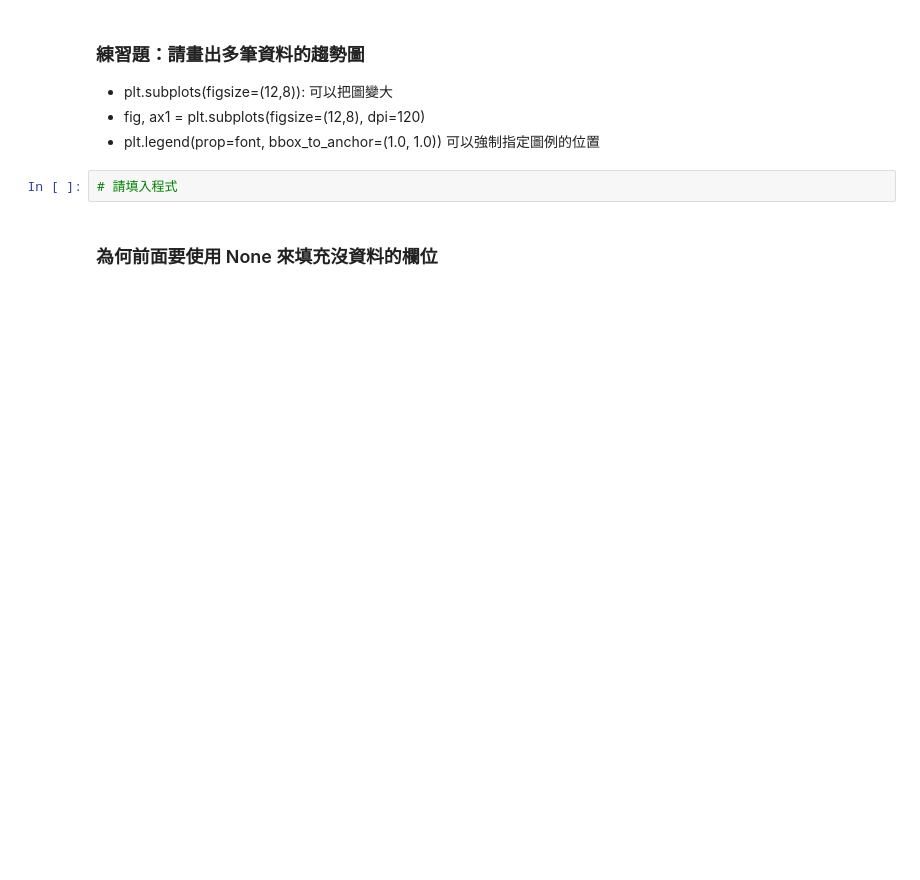
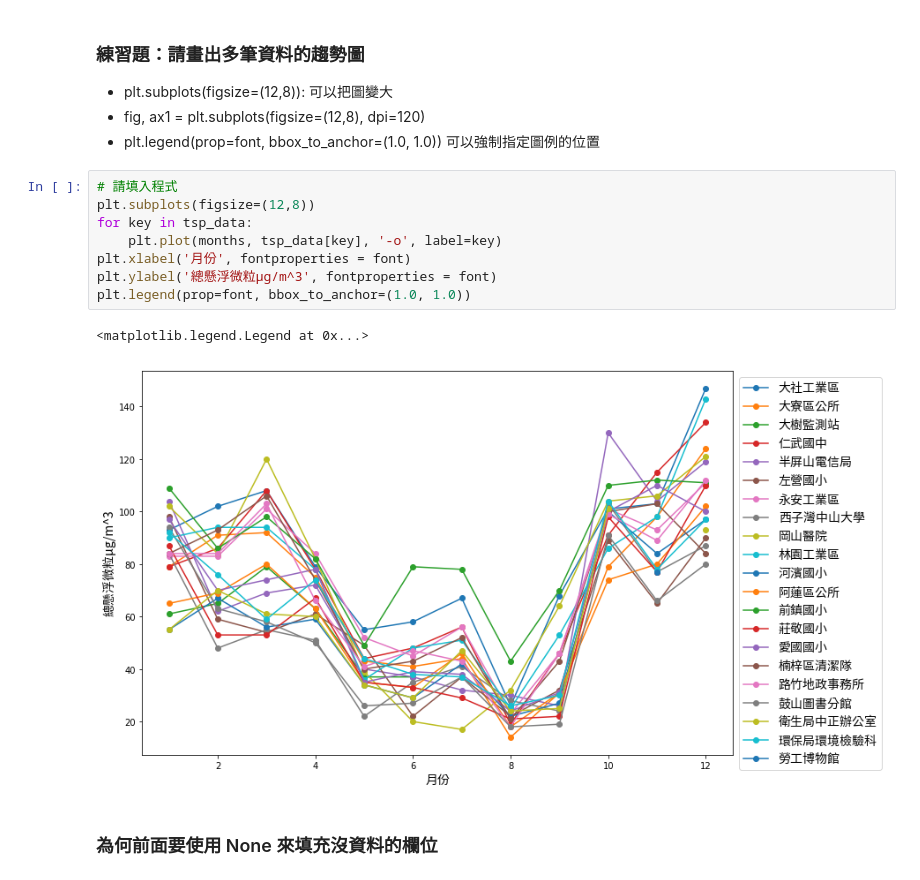
Before and after one commit to maloyang/KH20200704_Python_Basic_and_ML, a Jupyter notebook: Day3/Day3-2.ipynb, the cells around one changed output. Saved outputs shown, nothing was run; the diff lists cells and outputs as text; blank space fills up the shorter version.

```diff
--- a/Day3/Day3-2.ipynb
+++ b/Day3/Day3-2.ipynb
@@ -155,8 +247,17 @@ tsp_data
 - plt.subplots(figsize=(12,8)): 可以把圖變大
 - fig, ax1 = plt.subplots(figsize=(12,8), dpi=120)
 - plt.legend(prop=font, bbox_to_anchor=(1.0, 1.0)) 可以強制指定圖例的位置
-# %%
-# 請填入程式
+# %%
+# 請填入程式
+plt.subplots(figsize=(12,8))
+for key in tsp_data:
+    plt.plot(months, tsp_data[key], '-o', label=key)
+plt.xlabel('月份', fontproperties = font)
+plt.ylabel('總懸浮微粒μg/m^3', fontproperties = font)
+plt.legend(prop=font, bbox_to_anchor=(1.0, 1.0))
+# %% [output]
+<matplotlib.legend.Legend at 0x...>
+[figure, added]
 # %% [markdown]
 ### 為何前面要使用 None 來填充沒資料的欄位
 # %%
```
Also changed, not shown: parts of 17 cells of this notebook, 2 other files.
